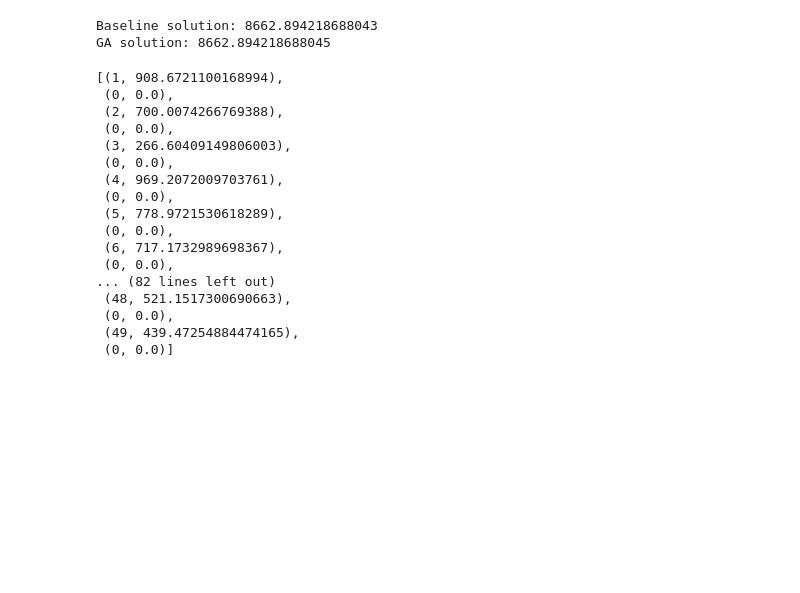
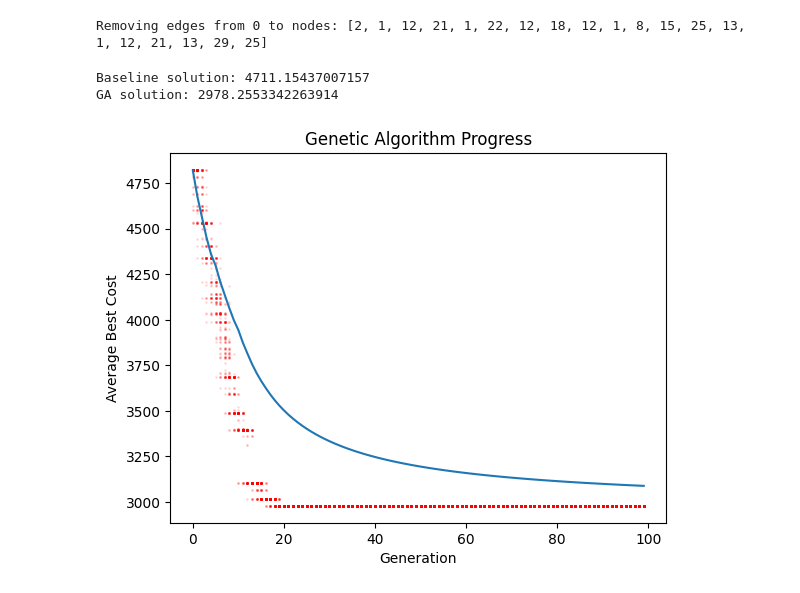
Before and after one commit to aleperlo/project-work, a Jupyter notebook: test.ipynb, the cells around one changed output. Drawn from its saved outputs; the diff is of its cells as text; code cells hidden in the pictures; blank space fills up the shorter version.

Commit message:
graphical visualization and graph disconnection

```diff
--- a/test.ipynb
+++ b/test.ipynb
@@ -7,5 +8,5 @@ from src.genetic_algorithm import GeneticAlgorithm
 # %%
-problem = Problem(50, density=1)
+problem = Problem(30, density=1)
 G = problem.graph
 pos_dict = {k: v['pos'] for k, v in G.nodes(data=True)}
 gold_dict = {n: data['gold'] for n, data in G.nodes(data=True)}
@@ -19,29 +14,14 @@ sol = Solution(P=problem, G=problem.graph)
 # %%
-GA = GeneticAlgorithm(problem, paths_dict=paths_dict, gold_dict=gold_dict, G=problem.graph, max_generations= 50)
+GA = GeneticAlgorithm(problem, max_generations= 100, mutation_rate=0.7, mutation_choice=0.5)
 best_solution, best_cost = GA.solve()
 base_cost = problem.baseline()
 print(f"Baseline solution: {base_cost}")
 print(f"GA solution: {best_cost}")
 # %% [output]
-Baseline solution: 8662.894218688043
-GA solution: 8662.894218688045
+Removing edges from 0 to nodes: [2, 1, 12, 21, 1, 22, 12, 18, 12, 1, 8, 15, 25, 13, 1, 12, 21, 13, 29, 25]
+Baseline solution: 4711.15437007157
+GA solution: 2978.2553342263914
 # %%
-best_solution.format_solution()
+GA.plot_history()
 # %% [output]
-[(1, 908.6721100168994),
- (0, 0.0),
- (2, 700.0074266769388),
- (0, 0.0),
- (3, 266.60409149806003),
- (0, 0.0),
- (4, 969.2072009703761),
- (0, 0.0),
- (5, 778.9721530618289),
- (0, 0.0),
- (6, 717.1732989698367),
- (0, 0.0),
-... (82 lines left out)
- (48, 521.1517300690663),
- (0, 0.0),
- (49, 439.47254884474165),
- (0, 0.0)]
+[figure, added]
```
Also changed, not shown: parts of 3 cells of this notebook, 2 other files.
